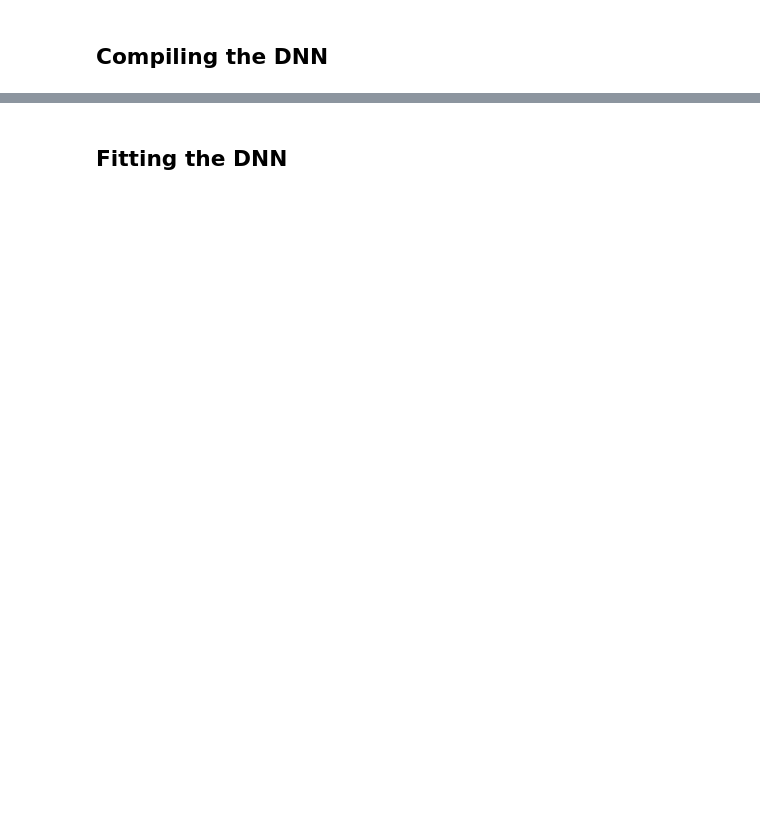
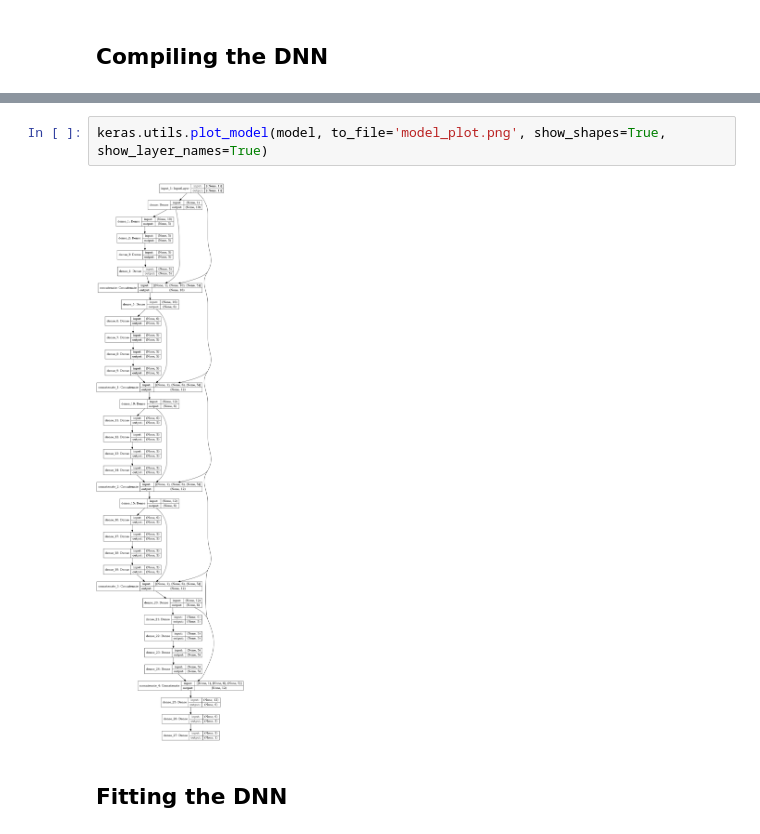
Before and after one commit to sehnemroger/DNN_reg, a Jupyter notebook: deeper_reg_jup.ipynb, the cells around one changed output, grey strips where cells are left out. Drawn from its saved outputs; the diff is of its cells as text; blank space fills up the shorter version.

```diff
--- a/deeper_reg_jup.ipynb
+++ b/deeper_reg_jup.ipynb
@@ -93,5 +98,9 @@ Trainable params: 42,513
 Non-trainable params: 0
 __________________________________________________________________________________________________
+# %%
+keras.utils.plot_model(model, to_file='model_plot.png', show_shapes=True, show_layer_names=True)
+# %% [output]
+[figure, added]
 # %% [markdown]
 ## Fitting the DNN
 # %%
```
Also changed, not shown: parts of 8 cells of this notebook, 1 other file.
